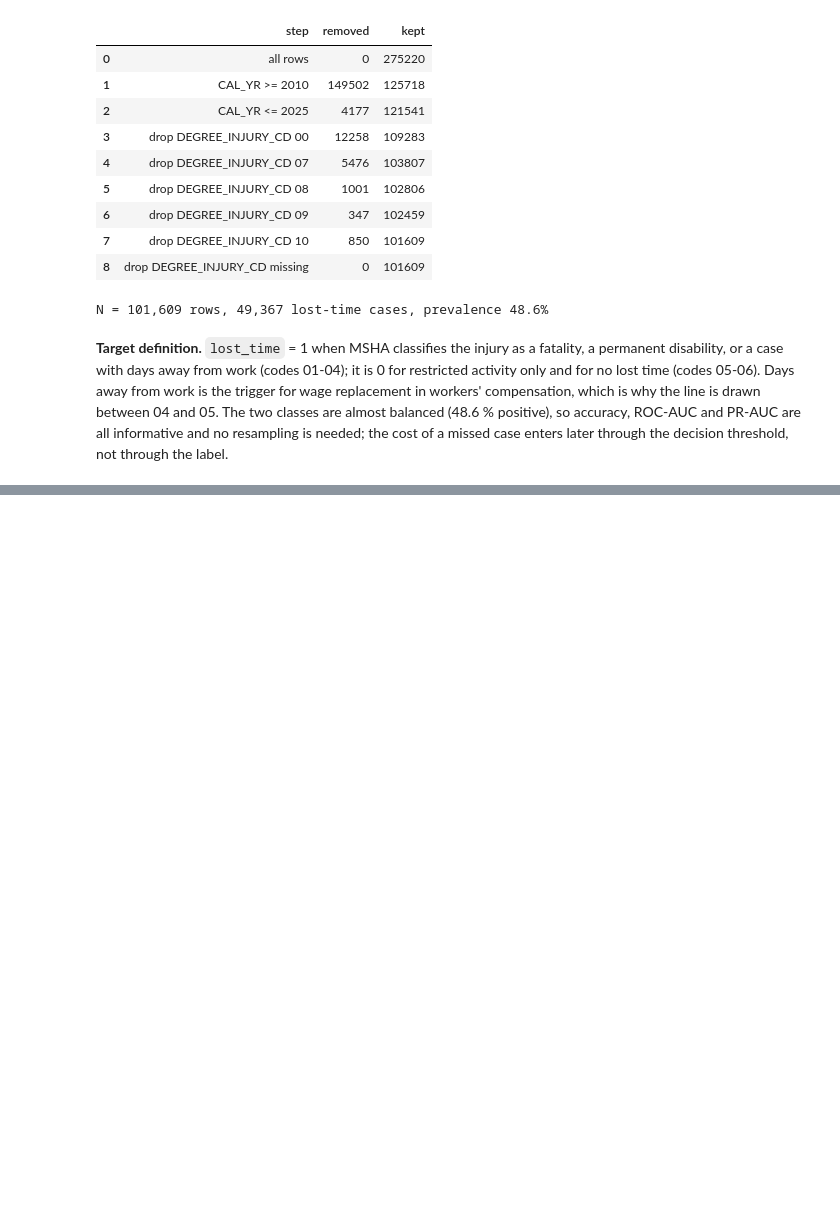
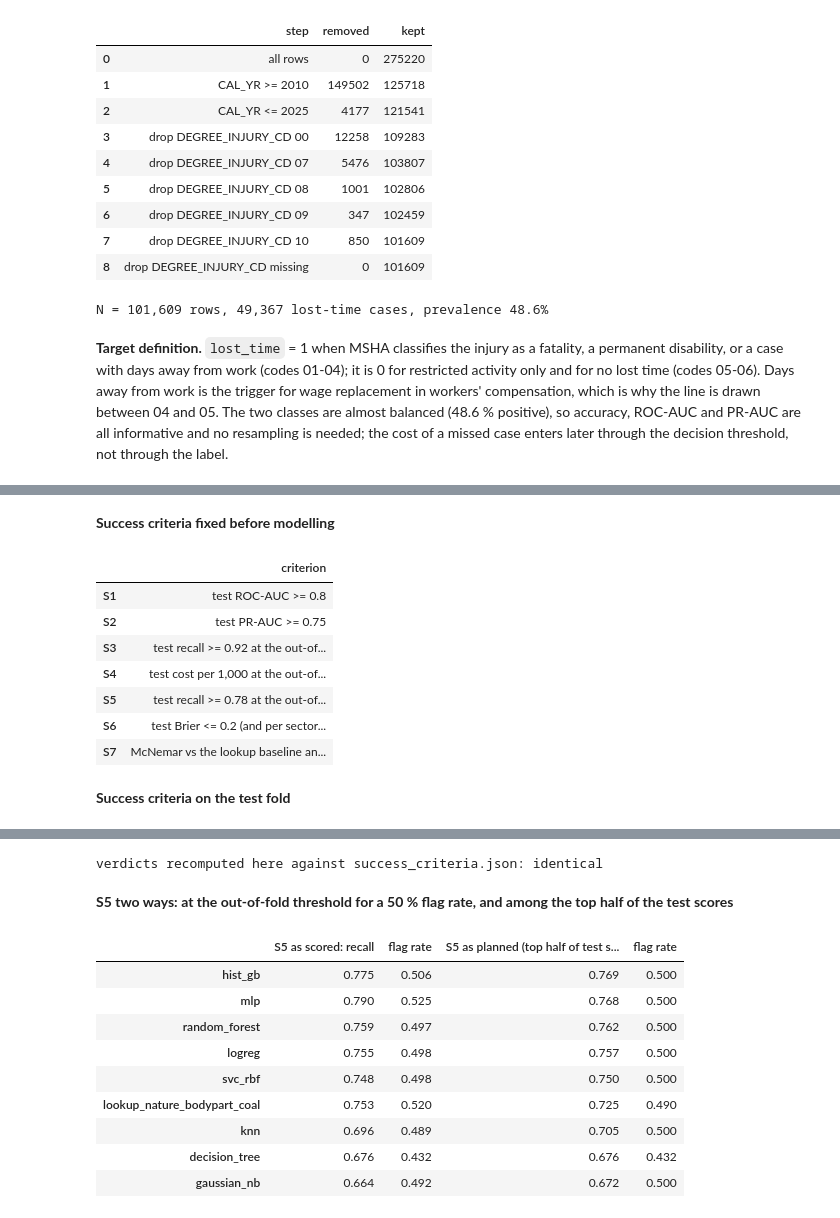
Before and after one commit to wiut13130/mlda-cw1, a Jupyter notebook: notebooks/01_end_to_end.ipynb, the cells around one changed output, grey strips where cells are left out. Cells and saved outputs as stored; diff of their text form; code cells hidden in the pictures; blank space fills up the shorter version.

```diff
--- a/notebooks/01_end_to_end.ipynb
+++ b/notebooks/01_end_to_end.ipynb
@@ -3559,0 +3192,67 @@ deployed address is given in the README ("see README"); the app also runs locall
+# %%
+stored_criteria = json.loads((METRICS_DIR / "success_criteria.json").read_text(encoding="utf-8"))
+temporal = json.loads((METRICS_DIR / "temporal_split.json").read_text(encoding="utf-8"))
+with pd.option_context("display.max_colwidth", None):
+    show_table(pd.DataFrame({"criterion": stored_criteria["criteria"]}), "Success criteria fixed before modelling")
+
+criteria = {}
+for name in [*MODEL_NAMES, lookup]:
+    temporal_brier = temporal["models"].get(name, {}).get("with_status_103i", {}).get("brier_by_sector", {})
+    criteria[name] = model_criteria(
+        evaluations[name], thresholds[name], floor, lookup_cost, is_lookup=name == lookup, temporal_brier=temporal_brier
+    )
+
+
+def verdict(value, passed):
+    return f"{value:.3f} ({'pass' if passed else 'fail'})"
+
+
+criteria_rows = {}
+for name, checks in criteria.items():
+    s4 = checks["S4"]["by_ratio"]
+    counted = [r for r in s4 if s4[r]["counts_for_pass"]]
+    s4_passed = sum(s4[r]["below_floor"] and s4[r]["below_lookup"] for r in counted)
+    criteria_rows[name] = {
+        "S1 ROC-AUC": verdict(checks["S1"]["value"], checks["S1"]["pass"]),
+        "S2 PR-AUC": verdict(checks["S2"]["value"], checks["S2"]["pass"]),
+        "S3 recall at spec. 0.40": verdict(checks["S3"]["value"], checks["S3"]["pass"]),
+        "S4 ratios beaten (of 3)": "n/a (the reference)" if checks["S4"]["pass"] is None else f"{s4_passed} of {len(counted)} ({'pass' if checks['S4']['pass'] else 'fail'})",
+        "S5 recall at 50 % flag rate": verdict(checks["S5"]["value"], checks["S5"]["pass"]),
+        "S6 Brier": verdict(checks["S6"]["value"], checks["S6"]["pass"]),
+        "S1-S6 all passed": "yes" if checks["all_pass"] else "no",
+    }
+show_table(pd.DataFrame(criteria_rows).T, "Success criteria on the test fold")
+
+differences = [
+    (name, key)
+    for name in criteria
+    for key in ("S1", "S2", "S3", "S4", "S5", "S6")
+    if criteria[name][key]["pass"] != stored_criteria["models"][name][key]["pass"]
+]
+print("verdicts recomputed here against success_criteria.json:", "identical" if not differences else f"differ for {differences}")
+
+# S5 was planned as recall among the half of the cases with the highest scores and is scored above at the
+# out-of-fold threshold for a 50 % flag rate. The cut-off below comes from the test scores alone (labels only
+# count the hits), so it shows how much of each S5 result depends on flagging more or less than half.
+s5_rows = {}
+for name in [*MODEL_NAMES, lookup]:
+    top_half = classification_metrics(y_test, proba[name], threshold_for_flag_rate(y_test, proba[name], 0.5))
+    s5_rows[name] = {
+        "S5 as scored: recall": criteria[name]["S5"]["value"],
+        "flag rate": criteria[name]["S5"]["flag_rate_achieved"],
+        "S5 as planned (top half of test scores): recall": top_half["recall"],
+        "flag rate ": top_half["flag_rate"],
+    }
+show_table(pd.DataFrame(s5_rows).T.sort_values("S5 as planned (top half of test scores): recall", ascending=False),
+           "S5 two ways: at the out-of-fold threshold for a 50 % flag rate, and among the top half of the test scores")
+# %% [output]
+**Success criteria fixed before modelling**
+|  | criterion |
+| S1 | test ROC-AUC >= 0.8 |
+| S2 | test PR-AUC >= 0.75 |
+| S3 | test recall >= 0.92 at the out-of... |
+| S4 | test cost per 1,000 at the out-of... |
+| S5 | test recall >= 0.78 at the out-of... |
+| S6 | test Brier <= 0.2 (and per sector... |
+| S7 | McNemar vs the lookup baseline an... |
+**Success criteria on the test fold**
@@ -3559,0 +3269,12 @@ deployed address is given in the README ("see README"); the app also runs locall
+verdicts recomputed here against success_criteria.json: identical
+**S5 two ways: at the out-of-fold threshold for a 50 % flag rate, and among the top half of the test scores**
+|  | S5 as scored: recall | flag rate | S5 as planned (top half of test s... | flag rate |
+| hist_gb | 0.775 | 0.506 | 0.769 | 0.500 |
+| mlp | 0.790 | 0.525 | 0.768 | 0.500 |
+| random_forest | 0.759 | 0.497 | 0.762 | 0.500 |
+| logreg | 0.755 | 0.498 | 0.757 | 0.500 |
+| svc_rbf | 0.748 | 0.498 | 0.750 | 0.500 |
+| lookup_nature_bodypart_coal | 0.753 | 0.520 | 0.725 | 0.490 |
+| knn | 0.696 | 0.489 | 0.705 | 0.500 |
+| decision_tree | 0.676 | 0.432 | 0.676 | 0.432 |
+| gaussian_nb | 0.664 | 0.492 | 0.672 | 0.500 |
```
Also changed, not shown: parts of 199 cells of this notebook, 27 other files.
